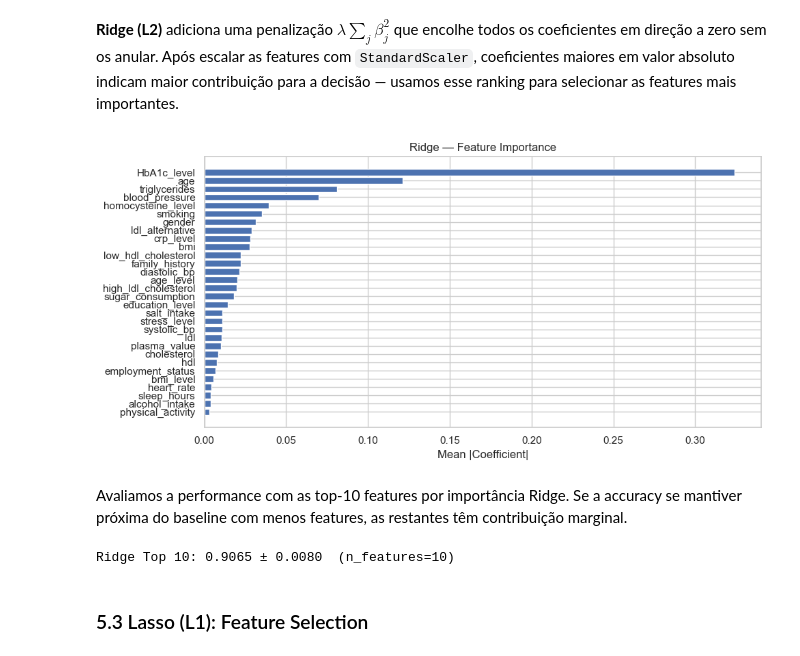
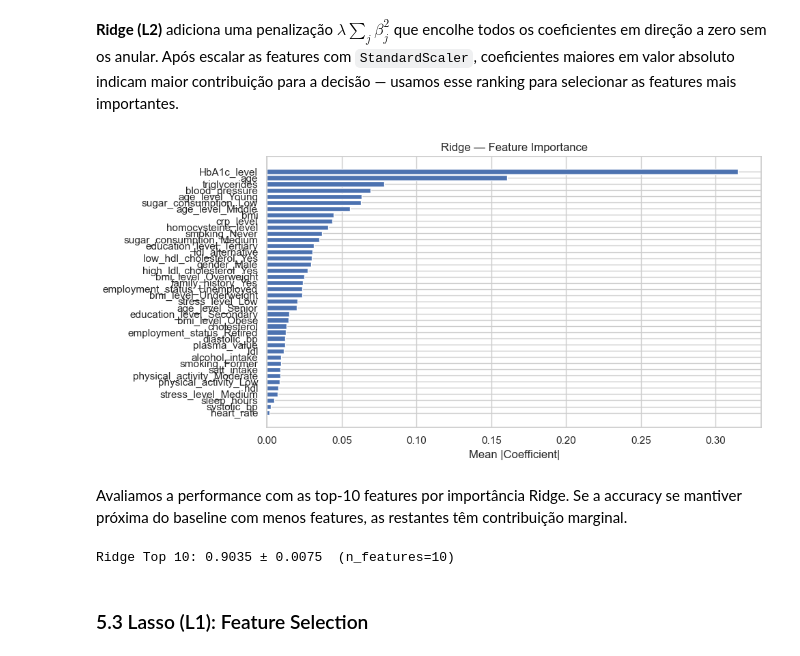
Before and after one commit to LuisMNSantos/APRAU-Cardiometabolic-ML, a Jupyter notebook: notebooks/aprau_grupo18.ipynb, the cells around one changed output. Drawn from its saved outputs; the diff is of its cells as text; code cells hidden in the pictures.

```diff
--- a/notebooks/aprau_grupo18.ipynb
+++ b/notebooks/aprau_grupo18.ipynb
@@ -715,16 +835,27 @@ Inicializamos os dois classificadores. A **Regressão Logística** é um modelo
 # %%
+# Classification targets and features
+y_class = df_enc['target_class'].values
+X_clf   = df_enc[FEATURES].values  # unscaled; scaling done per split
+
 clf_models = {
     'Logistic Regression': LogisticRegression(max_iter=1000, random_state=RANDOM_STATE),
     'LDA': LinearDiscriminantAnalysis()
 }
+
+def clf_pipe(name):
+    """Fresh pipeline (StandardScaler + cloned model) for each CV call."""
+    return make_pipeline(StandardScaler(), clone(clf_models[name]))
+
 clf_results = []
 
-def record_clf(model_name, method, scores):
+def record_clf(model_name, method, acc_scores, f1_scores):
     clf_results.append({
         'Model': model_name,
         'Method': method,
-        'Mean Accuracy': np.mean(scores),
-        'Std': np.std(scores)
+        'Mean Accuracy': np.mean(acc_scores),
+        'Acc Std': np.std(acc_scores),
+        'Mean F1 (macro)': np.mean(f1_scores),
+        'F1 Std': np.std(f1_scores),
     })
 # %% [markdown]
 ### 4.1 Holdout
@@ -733,15 +864,21 @@ Dividimos em treino/teste (80/20) com `stratify=y_class` para preservar as propo
 # %%
 X_train_c, X_test_c, y_train_c, y_test_c = train_test_split(
-    X_scaled, y_class, test_size=0.2, stratify=y_class, random_state=RANDOM_STATE
+    X_clf, y_class, test_size=0.2, stratify=y_class, random_state=RANDOM_STATE
 )
 
+# Fit scaler on training data only
+scaler_c = StandardScaler()
+X_train_c_sc = scaler_c.fit_transform(X_train_c)
+X_test_c_sc  = scaler_c.transform(X_test_c)
+
 for name, model in clf_models.items():
-    model.fit(X_train_c, y_train_c)
-    y_pred = model.predict(X_test_c)
+    model.fit(X_train_c_sc, y_train_c)
+    y_pred = model.predict(X_test_c_sc)
     acc = accuracy_score(y_test_c, y_pred)
-    record_clf(name, 'Holdout', [acc])
-    print(f'{name} — Holdout Accuracy: {acc:.4f}')
-    print(classification_report(y_test_c, y_pred))
+    f1  = f1_score(y_test_c, y_pred, average='macro', zero_division=0)
+    record_clf(name, 'Holdout', [acc], [f1])
+    print(f'{name} — Holdout  Accuracy: {acc:.4f}  |  F1 macro: {f1:.4f}')
+    print(classification_report(y_test_c, y_pred, zero_division=0))
     disp = ConfusionMatrixDisplay(confusion_matrix(y_test_c, y_pred))
     disp.plot()
     plt.title(f'{name} — Confusion Matrix (Holdout)')
@@ -910,30 +1097,30 @@ All Features: 0.9015 ± 0.0094  (n_features=30)
 **Ridge (L2)** adiciona uma penalização $\lambda \sum_j \beta_j^2$ que encolhe todos os coeficientes em direção a zero sem os anular. Após escalar as features com `StandardScaler`, coeficientes maiores em valor absoluto indicam maior contribuição para a decisão — usamos esse ranking para selecionar as features mais importantes.
 # %%
 ridge = RidgeClassifier(alpha=1.0)
-ridge.fit(X_scaled, y_class)
+ridge.fit(X_train_c_sc, y_train_c)
 
 ridge_importance = pd.DataFrame({
     'Feature': feature_names,
     'Coefficient': np.abs(ridge.coef_).mean(axis=0)
 }).sort_values('Coefficient', ascending=False)
 
 plt.figure(figsize=(10, 5))
 plt.barh(ridge_importance['Feature'][::-1], ridge_importance['Coefficient'][::-1])
 plt.xlabel('Mean |Coefficient|')
 plt.title('Ridge — Feature Importance')
 plt.tight_layout()
 plt.show()
 # %% [output]
-[figure, old version]
+[figure, new version]
 # %% [markdown]
 Avaliamos a performance com as top-10 features por importância Ridge. Se a accuracy se mantiver próxima do baseline com menos features, as restantes têm contribuição marginal.
 # %%
 TOP_N_RIDGE = 10
 ridge_top_feats = ridge_importance.head(TOP_N_RIDGE)['Feature'].tolist()
 feat_idx_r = [list(feature_names).index(f) for f in ridge_top_feats]
-fs_comparison.append(evaluate_features(X_scaled[:, feat_idx_r], f'Ridge Top {TOP_N_RIDGE}'))
+fs_comparison.append(evaluate_features(X_clf[:, feat_idx_r], f'Ridge Top {TOP_N_RIDGE}'))
 # %% [output]
-Ridge Top 10: 0.9065 ± 0.0080  (n_features=10)
+Ridge Top 10: 0.9035 ± 0.0075  (n_features=10)
 # %% [markdown]
 ### 5.3 Lasso (L1): Feature Selection
 # %% [markdown]
```
Also changed, not shown: parts of 49 cells of this notebook, 1 other file.
